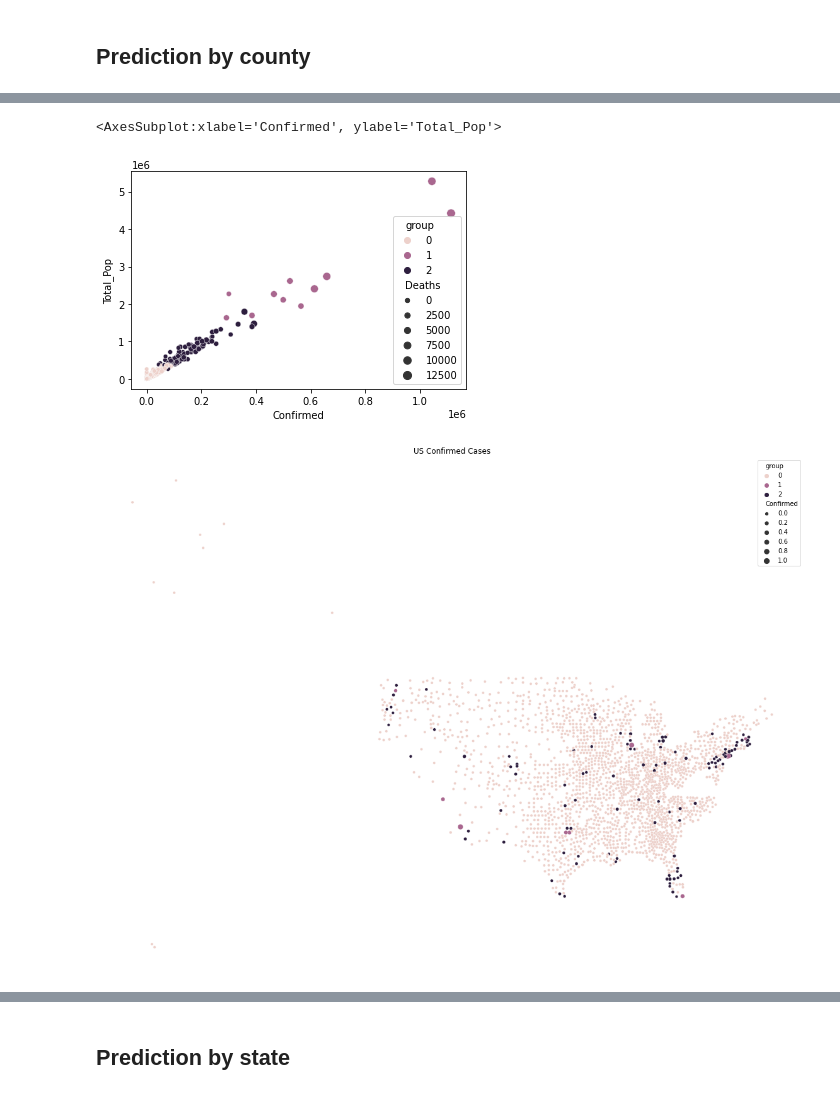
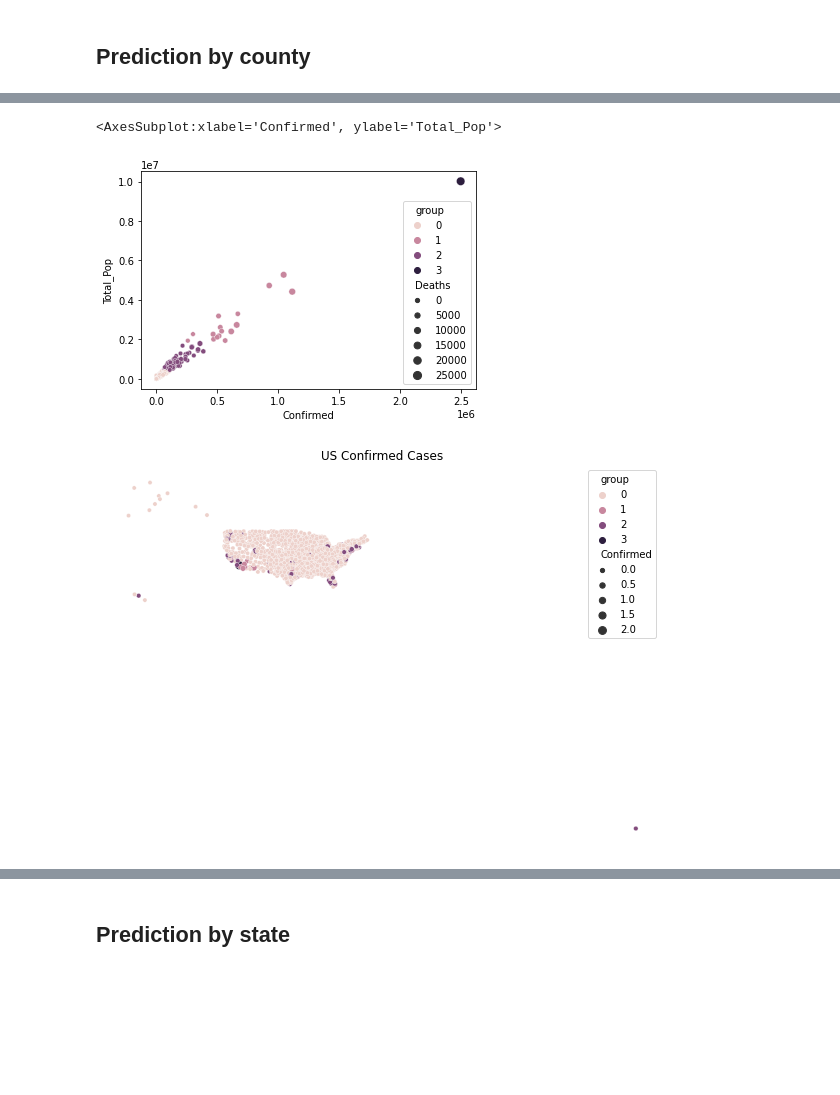
Before and after one commit to asullivan42/COVID_Bubble_Estimator, a Jupyter notebook: Regression_Analysis.ipynb, the cells around one changed output, grey strips where cells are left out. Drawn from its saved outputs; the diff is of its cells as text; code cells hidden in the pictures; blank space fills up the shorter version.

```diff
--- a/Regression_Analysis.ipynb
+++ b/Regression_Analysis.ipynb
@@ -2146,3 +2146,6 @@ df5[df5['Admin2']=='District of Columbia']
 |  | Admin2 | Province/State | Confirmed | Deaths | Country/Region | Lat | Long_ | Total_Pop | ... |
 | Combined_Key |  |  |  |  |  |  |  |  | ... |
 | District of Columbia, District of... | District of Columbia | District of Columbia | 127200 | 1267 | US | NaN | NaN | 718355.0 | ... |
+# %%
+df5['Lat'][df5['Admin2']==('District of Columbia')] = -77.0059 # Latitude of Washington DC is -77.0059
+df5['Long_'][df5['Admin2']==('District of Columbia')] = 38.5417 # Longitude of Washington DC is 38.5417
@@ -2270,6 +2304,6 @@ plt.show()
 # %%
  # Create a KMeans instance with k clusters: model
-model =KMeans(n_clusters=3)
+model =KMeans(n_clusters=4)
 
 # Fit model to samples
 model.fit(X_train)
@@ -2329,15 +2363,15 @@ import seaborn as sns
 sns.scatterplot(x='Confirmed',y='Total_Pop', data=knn, hue='group', size='Deaths')
 # %% [output]
 <AxesSubplot:xlabel='Confirmed', ylabel='Total_Pop'>
-[figure, old version]
+[figure, new version]
 # %%
-plt.figure(figsize=(20,15))
+plt.figure(figsize=(10,7))
 plt.title('US Confirmed Cases')
 plt.axis('off')
 sns.scatterplot(x='Long_',y='Lat', data=knn, hue='group', size='Confirmed')
 plt.show()
 # %% [output]
-[figure, old version]
+[figure, new version]
 # %%
 # now I need to map this onto the US county map
 # %%
```
Also changed, not shown: parts of 21 cells of this notebook.
